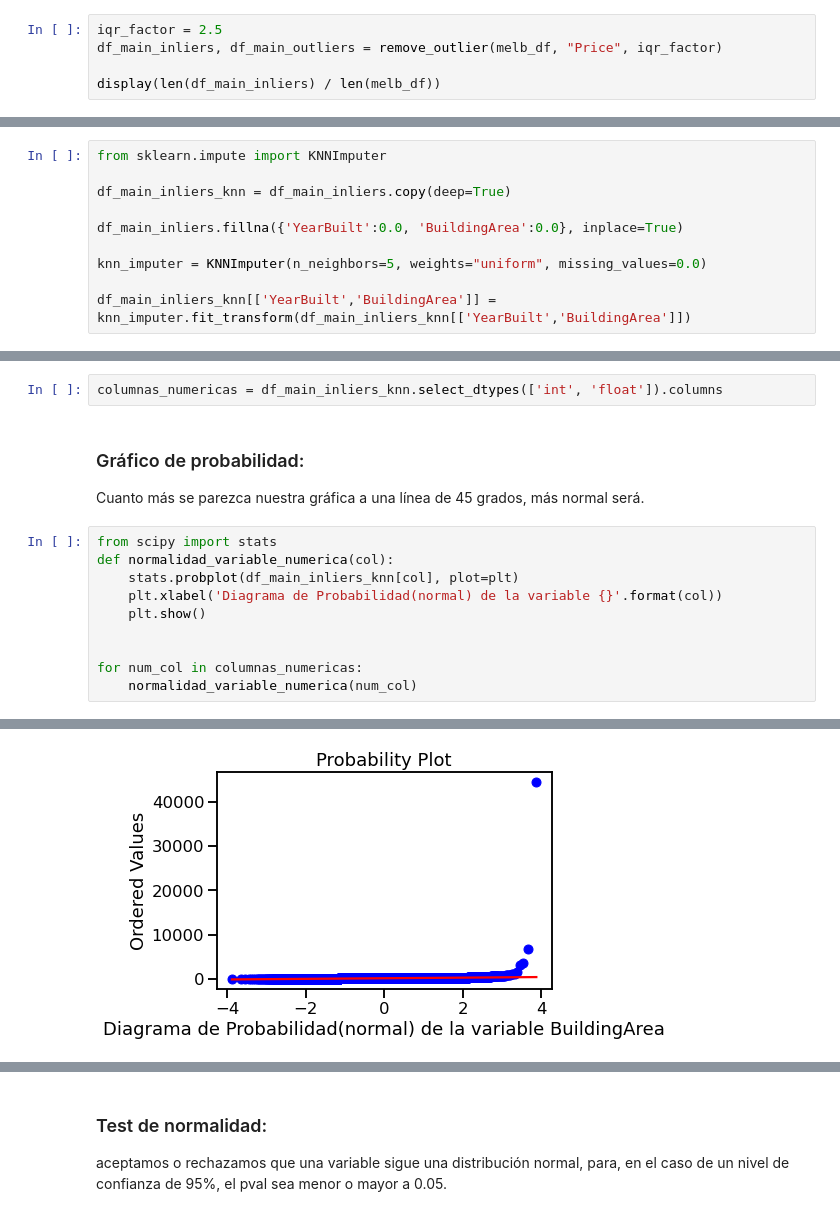
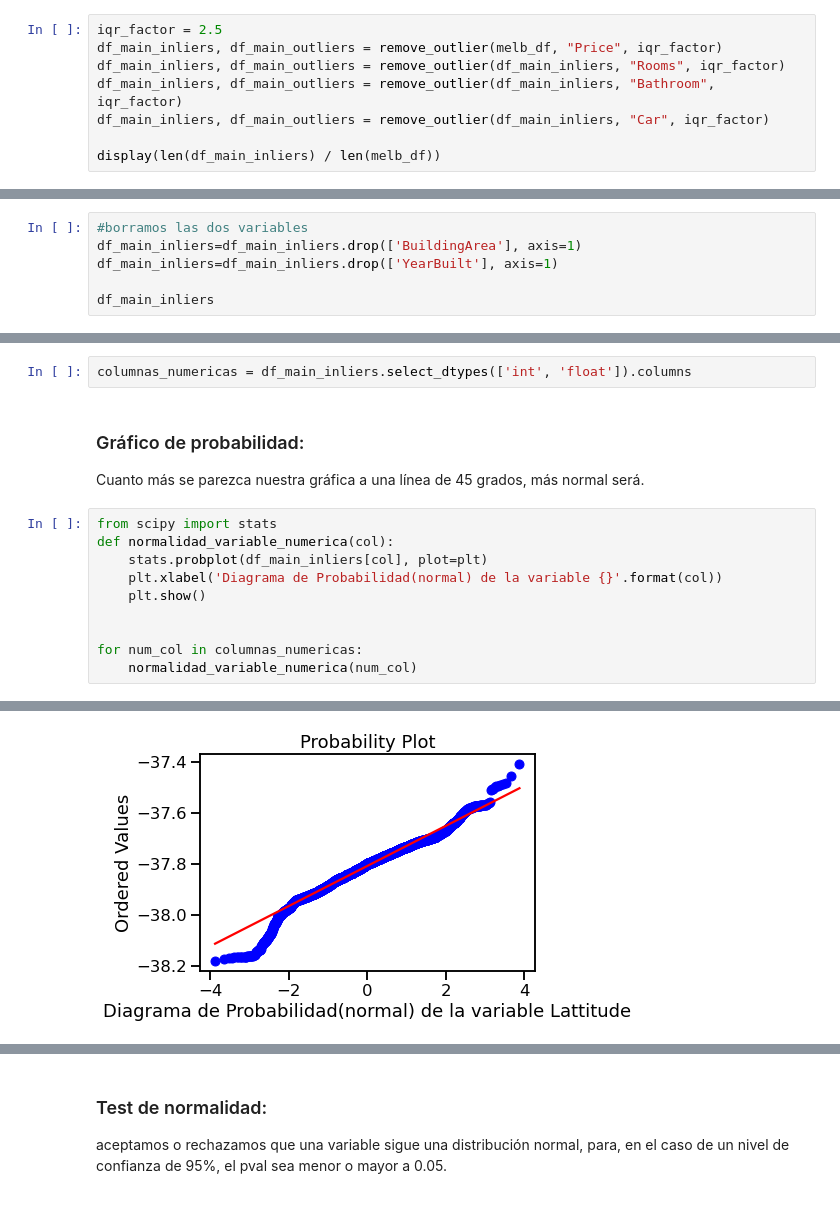
Before and after one commit to eliasexequiel/diplodatos, a Jupyter notebook: 02_analisis_y_curacion/Entreg_Parte_1_AMB.ipynb, the cells around one changed output, grey strips where cells are left out. Cells and saved outputs as stored; diff of their text form.

```diff
--- a/02_analisis_y_curacion/Entreg_Parte_1_AMB.ipynb
+++ b/02_analisis_y_curacion/Entreg_Parte_1_AMB.ipynb
@@ -107,6 +132,9 @@ def remove_outlier(df_in, col_name, iqr_factor):
 # %%
 iqr_factor = 2.5
 df_main_inliers, df_main_outliers = remove_outlier(melb_df, "Price", iqr_factor)
+df_main_inliers, df_main_outliers = remove_outlier(df_main_inliers, "Rooms", iqr_factor)
+df_main_inliers, df_main_outliers = remove_outlier(df_main_inliers, "Bathroom", iqr_factor)
+df_main_inliers, df_main_outliers = remove_outlier(df_main_inliers, "Car", iqr_factor)
 
 display(len(df_main_inliers) / len(melb_df))
 # %% [output]
@@ -277,13 +295,3 @@ See the caveats in the documentation: https://pandas.pydata.org/pandas-docs/stab
 
 Considerando que BuildingArea y YearBuilt son relevantes para predecir el precio, decidimos imputar los datos faltantes.
 En el caso de YearBuilt, vamos a completar con KNN.
-# %%
-from sklearn.impute import KNNImputer
-
-df_main_inliers_knn = df_main_inliers.copy(deep=True)
-
-df_main_inliers.fillna({'YearBuilt':0.0, 'BuildingArea':0.0}, inplace=True)
-
-knn_imputer = KNNImputer(n_neighbors=5, weights="uniform", missing_values=0.0)
-
-df_main_inliers_knn[['YearBuilt','BuildingArea']] = knn_imputer.fit_transform(df_main_inliers_knn[['YearBuilt','BuildingArea']])
@@ -306,0 +330,6 @@ df_main_inliers_knn[['YearBuilt','BuildingArea']].describe()
+# %%
+#borramos las dos variables
+df_main_inliers=df_main_inliers.drop(['BuildingArea'], axis=1)
+df_main_inliers=df_main_inliers.drop(['YearBuilt'], axis=1)
+
+df_main_inliers
@@ -309,14 +352,14 @@ df_main_inliers_knn[['YearBuilt','BuildingArea']].describe()
 
 Investigar la distribución de las variables del conjunto de datos y seleccionar un subconjunto de columnas que les parezcan relevantes al problema de predicción del valor de la propiedad.
 # %%
-columnas_numericas = df_main_inliers_knn.select_dtypes(['int', 'float']).columns
+columnas_numericas = df_main_inliers.select_dtypes(['int', 'float']).columns
 # %% [markdown]
 ### Gráfico de probabilidad:
 Cuanto más se parezca nuestra gráfica a una línea de 45 grados, más normal será.
 # %%
 from scipy import stats
 def normalidad_variable_numerica(col):
-    stats.probplot(df_main_inliers_knn[col], plot=plt)
+    stats.probplot(df_main_inliers[col], plot=plt)
     plt.xlabel('Diagrama de Probabilidad(normal) de la variable {}'.format(col))
     plt.show()
 
@@ -333,2 +376,2 @@ for num_col in columnas_numericas:
 [figure]
-[figure, old version]
+[figure, new version]
```
Also changed, not shown: parts of 66 cells of this notebook, 1 other file.
